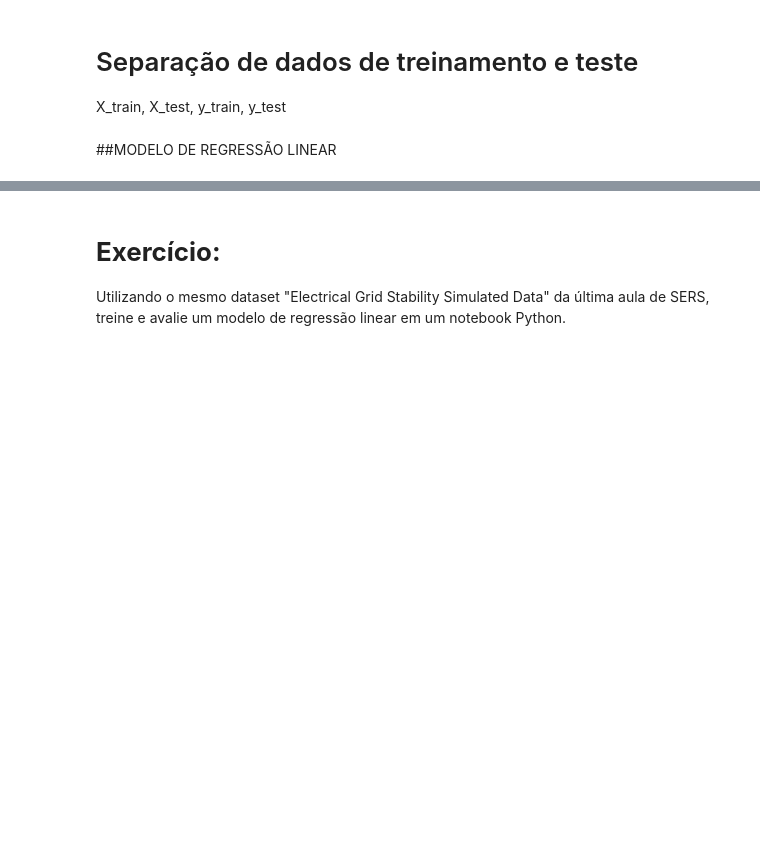
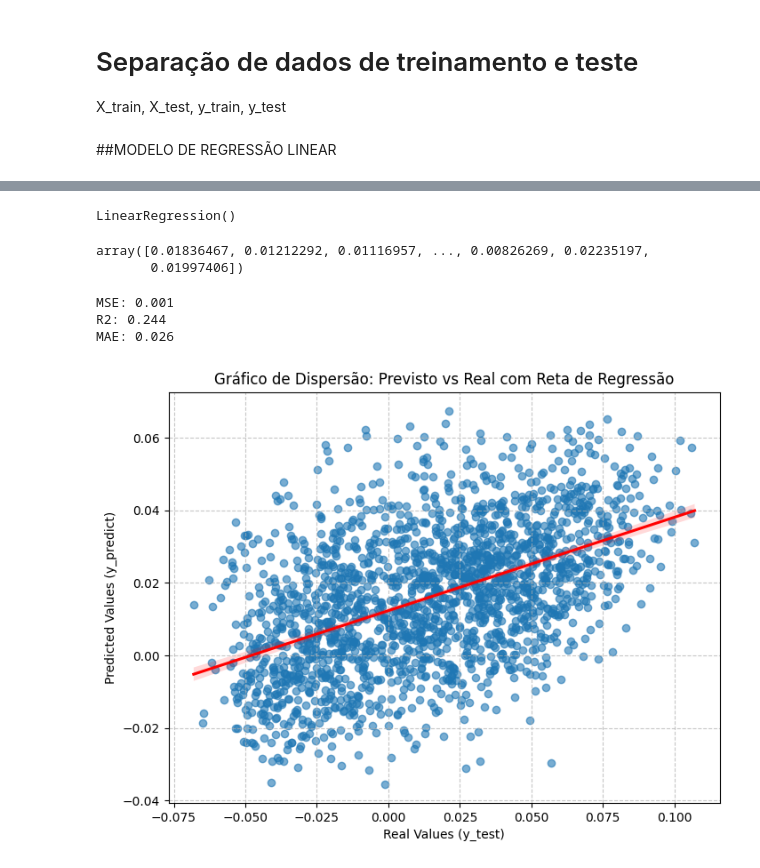
Before and after one commit to prof-atritiack/1CC-MLAM-regressao-linear-CP2-2sem, a Jupyter notebook: Exemplo_Aula_07_1CCPK.ipynb, the cells around one changed output, grey strips where cells are left out. Drawn from its saved outputs; the diff is of its cells as text; code cells hidden in the pictures; blank space fills up the shorter version.

```diff
--- a/Exemplo_Aula_07_1CCPK.ipynb
+++ b/Exemplo_Aula_07_1CCPK.ipynb
@@ -148,6 +163,2 @@ X.head()
 # %%
 modeloRL = LinearRegression()
-# %% [markdown]
-# **Exercício:**
-
-Utilizando o mesmo dataset "Electrical Grid Stability Simulated Data" da última aula de SERS, treine e avalie um modelo de regressão linear em um notebook Python.
@@ -160,0 +165,33 @@ Utilizando o mesmo dataset "Electrical Grid Stability Simulated Data" da última
+# %%
+modeloRL.fit(X_train, y_train)
+# %% [output]
+LinearRegression()
+# %%
+y_predict = modeloRL.predict(X_test)
+y_predict
+# %% [output]
+array([0.01836467, 0.01212292, 0.01116957, ..., 0.00826269, 0.02235197,
+       0.01997406])
+# %%
+# Métricas do modelo de regressão
+mse = mean_squared_error(y_test, y_predict)
+r2 = r2_score(y_test, y_predict)
+mae = mean_absolute_error(y_test, y_predict)
+print(f'MSE: {mse:.3f}')
+print(f'R2: {r2:.3f}')
+print(f'MAE: {mae:.3f}')
+# %% [output]
+MSE: 0.001
+R2: 0.244
+MAE: 0.026
+# %%
+# Gerar gráfico de dispersão Previsto vs Real com reta de regressão
+plt.figure(figsize=(8, 6))
+sns.regplot(x=y_test, y=y_predict, scatter_kws={'alpha':0.6}, line_kws={'color':'red'})
+plt.title('Gráfico de Dispersão: Previsto vs Real com Reta de Regressão')
+plt.xlabel('Real Values (y_test)')
+plt.ylabel('Predicted Values (y_predict)')
+plt.grid(True, linestyle='--', alpha=0.7)
+plt.show()
+# %% [output]
+[figure, added]
```
Also changed, not shown: parts of 11 cells of this notebook.
